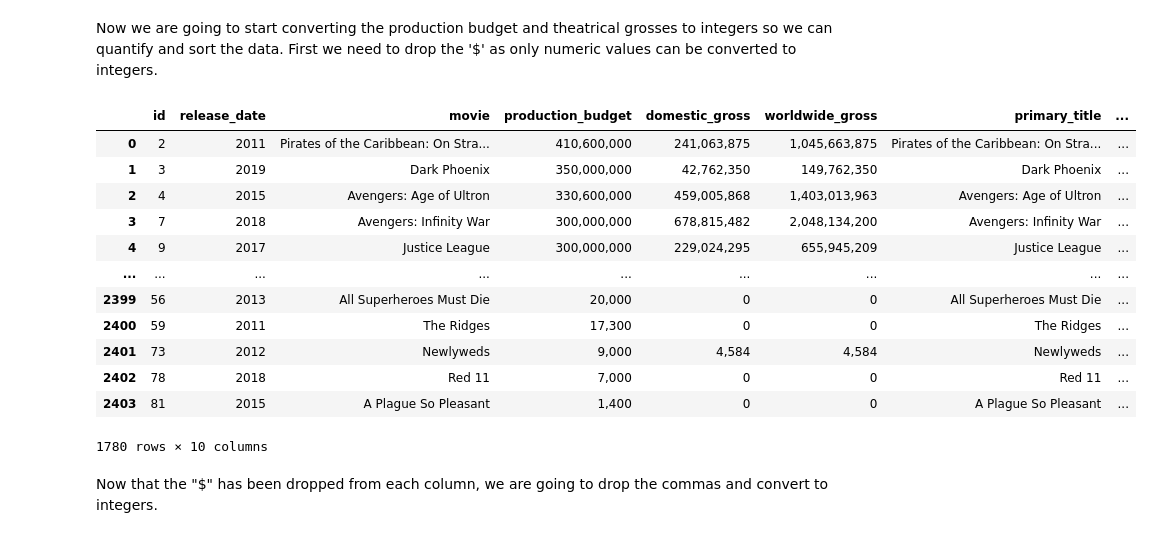
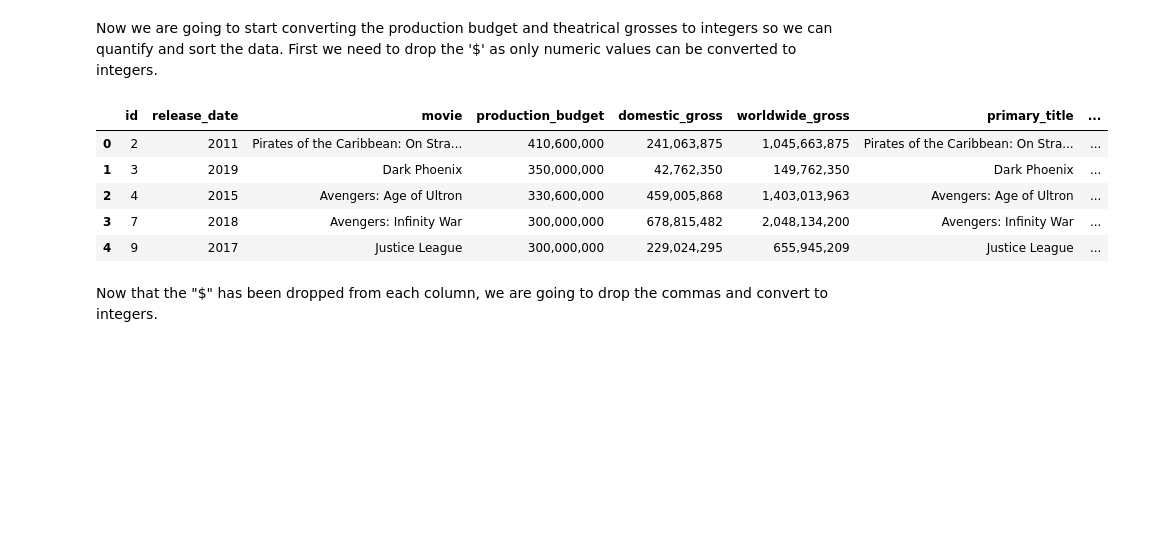
Before and after one commit to jsherman918/MicrosoftFilmAnalysis, a Jupyter notebook: FilmROIAnalysis.ipynb, the cells around one changed output. Cells and saved outputs as stored; diff of their text form; code cells hidden in the pictures; blank space fills up the shorter version.

```diff
--- a/FilmROIAnalysis.ipynb
+++ b/FilmROIAnalysis.ipynb
@@ -55,8 +54,7 @@ movie_budgets= pd.read_csv('zippedData/tn.movie_budgets.csv.gz')
 movie_info= pd.read_csv('zippedData/tmdb.movies.csv.gz')
 dw= pd.read_csv('zippedData/rt.movie_info.tsv.gz', sep= '\t')
 movie_reviews= pd.read_csv('zippedData/rt.reviews.tsv.gz', sep= '\t', encoding= 'unicode_escape')
-#! unzip -n zippedData/im.db
-conn = sqlite3.connect('zippedData/imdb.db')
+conn = sqlite3.connect('zippedData/im2.db/im.db')
 cur = conn.cursor()
 tables_query = '''SELECT name FROM sqlite_master WHERE type = 'table';'''
 cur.execute(tables_query)
@@ -266,23 +230,16 @@ Now we are going to start converting the production budget and theatrical grosse
 # %%
 #Drop $ for integer conversion
 budgets_genres_df['production_budget']= budgets_genres_df['production_budget'].map(lambda x: x[1:])
 budgets_genres_df['domestic_gross']= budgets_genres_df['domestic_gross'].map(lambda x: x[1:])
 budgets_genres_df['worldwide_gross']= budgets_genres_df['worldwide_gross'].map(lambda x: x[1:])
-budgets_genres_df
+budgets_genres_df.head()
 # %% [output]
 |  | id | release_date | movie | production_budget | domestic_gross | worldwide_gross | primary_title | ... |
 | 0 | 2 | 2011 | Pirates of the Caribbean: On Stra... | 410,600,000 | 241,063,875 | 1,045,663,875 | Pirates of the Caribbean: On Stra... | ... |
 | 1 | 3 | 2019 | Dark Phoenix | 350,000,000 | 42,762,350 | 149,762,350 | Dark Phoenix | ... |
 | 2 | 4 | 2015 | Avengers: Age of Ultron | 330,600,000 | 459,005,868 | 1,403,013,963 | Avengers: Age of Ultron | ... |
 | 3 | 7 | 2018 | Avengers: Infinity War | 300,000,000 | 678,815,482 | 2,048,134,200 | Avengers: Infinity War | ... |
 | 4 | 9 | 2017 | Justice League | 300,000,000 | 229,024,295 | 655,945,209 | Justice League | ... |
-| ... | ... | ... | ... | ... | ... | ... | ... | ... |
-| 2399 | 56 | 2013 | All Superheroes Must Die | 20,000 | 0 | 0 | All Superheroes Must Die | ... |
-| 2400 | 59 | 2011 | The Ridges | 17,300 | 0 | 0 | The Ridges | ... |
-| 2401 | 73 | 2012 | Newlyweds | 9,000 | 4,584 | 4,584 | Newlyweds | ... |
-| 2402 | 78 | 2018 | Red 11 | 7,000 | 0 | 0 | Red 11 | ... |
-| 2403 | 81 | 2015 | A Plague So Pleasant | 1,400 | 0 | 0 | A Plague So Pleasant | ... |
-1780 rows × 10 columns
 # %% [markdown]
 Now that the "$" has been dropped from each column, we are going to drop the commas and convert to integers.
 # %%
```
Also changed, not shown: parts of 22 cells of this notebook.
